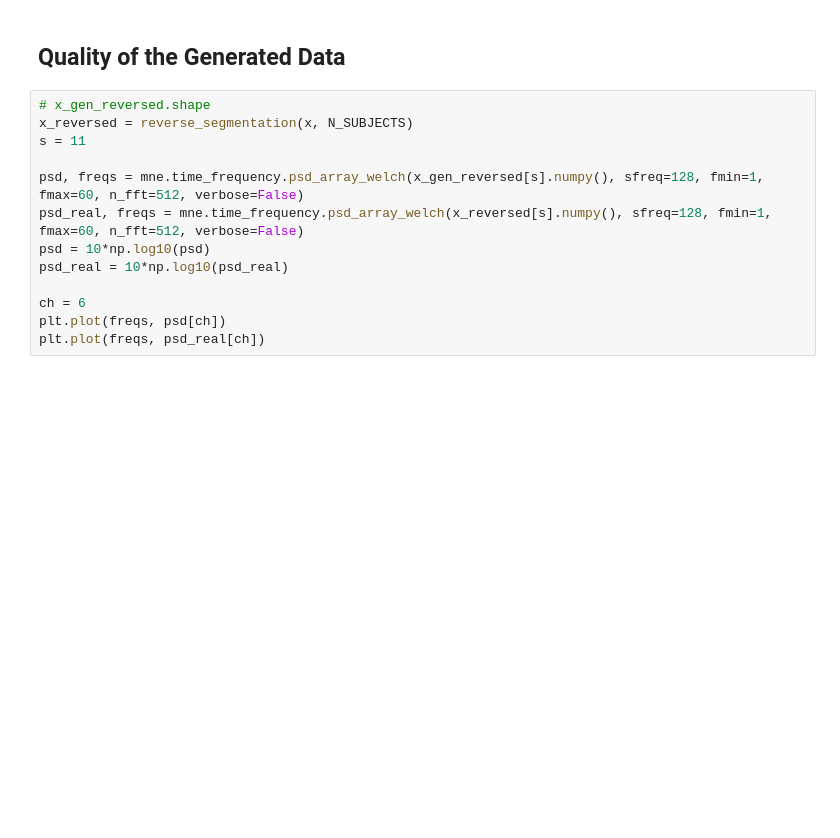
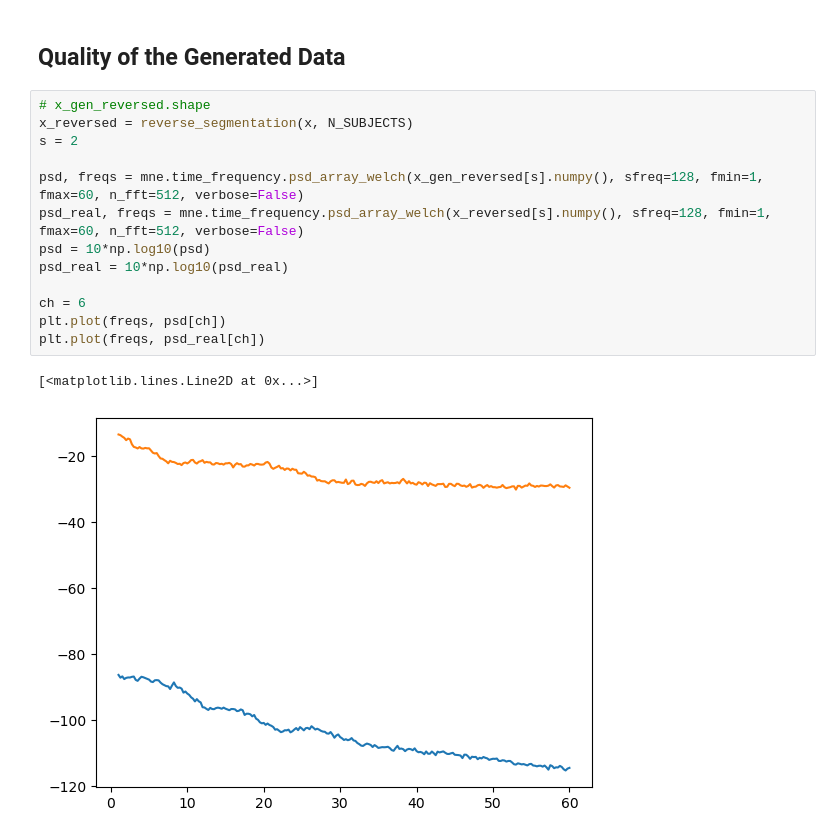
Before and after one commit to Yeganehfrh/EEGModalNet, a Jupyter notebook: notebooks/Tweak&Explore.ipynb, the cells around one changed output. Drawn from its saved outputs; the diff is of its cells as text; blank space fills up the shorter version.

```diff
--- a/notebooks/Tweak&Explore.ipynb
+++ b/notebooks/Tweak&Explore.ipynb
@@ -455,14 +560,17 @@ print(per_block)
 # %%
 # x_gen_reversed.shape
 x_reversed = reverse_segmentation(x, N_SUBJECTS)
-s = 11
+s = 2
 
 psd, freqs = mne.time_frequency.psd_array_welch(x_gen_reversed[s].numpy(), sfreq=128, fmin=1, fmax=60, n_fft=512, verbose=False)
 psd_real, freqs = mne.time_frequency.psd_array_welch(x_reversed[s].numpy(), sfreq=128, fmin=1, fmax=60, n_fft=512, verbose=False)
 psd = 10*np.log10(psd)
 psd_real = 10*np.log10(psd_real)
 
 ch = 6
 plt.plot(freqs, psd[ch])
 plt.plot(freqs, psd_real[ch])
+# %% [output]
+[<matplotlib.lines.Line2D at 0x...>]
+[figure, added]
 # %%
```
Also changed, not shown: parts of 26 cells of this notebook, 1 other file.
